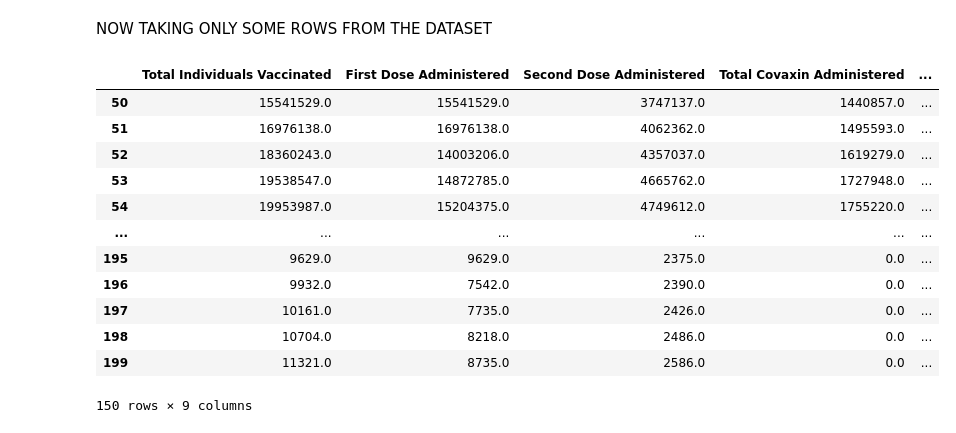
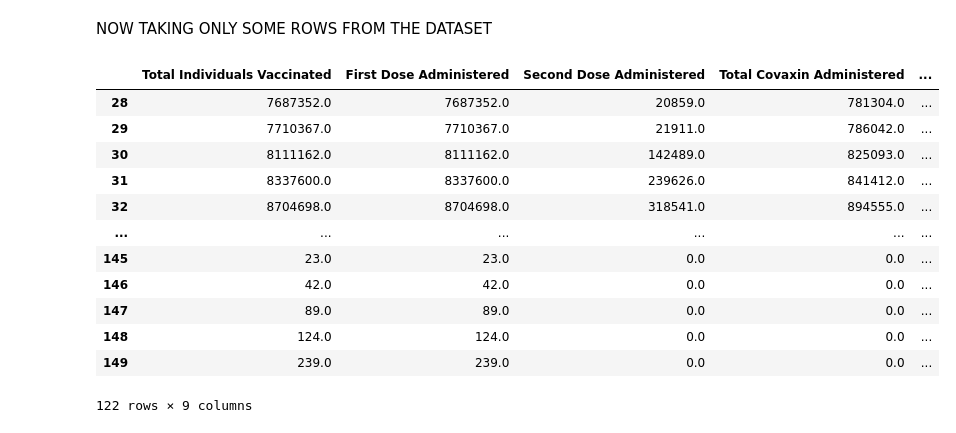
Before and after one commit to soumyakandari/MLnow_2.0, a Jupyter notebook: MLassignment1.ipynb, the cells around one changed output. Saved outputs shown, nothing was run; the diff lists cells and outputs as text; code cells hidden in the pictures.

```diff
--- a/MLassignment1.ipynb
+++ b/MLassignment1.ipynb
@@ -106,19 +106,19 @@ A pairplot is a plot where the `x` axis and `y` axis will have all the columns y
 # %% [markdown]
 NOW TAKING ONLY SOME ROWS FROM THE DATASET
 # %%
-mathData_rows = mathData.iloc[50:200]
+mathData_rows = mathData.iloc[28:150]
 mathData_rows
 # %% [output]
 |  | Total Individuals Vaccinated | First Dose Administered | Second Dose Administered | Total Covaxin Administered | ... |
-| 50 | 15541529.0 | 15541529.0 | 3747137.0 | 1440857.0 | ... |
-| 51 | 16976138.0 | 16976138.0 | 4062362.0 | 1495593.0 | ... |
-| 52 | 18360243.0 | 14003206.0 | 4357037.0 | 1619279.0 | ... |
-| 53 | 19538547.0 | 14872785.0 | 4665762.0 | 1727948.0 | ... |
-| 54 | 19953987.0 | 15204375.0 | 4749612.0 | 1755220.0 | ... |
+| 28 | 7687352.0 | 7687352.0 | 20859.0 | 781304.0 | ... |
+| 29 | 7710367.0 | 7710367.0 | 21911.0 | 786042.0 | ... |
+| 30 | 8111162.0 | 8111162.0 | 142489.0 | 825093.0 | ... |
+| 31 | 8337600.0 | 8337600.0 | 239626.0 | 841412.0 | ... |
+| 32 | 8704698.0 | 8704698.0 | 318541.0 | 894555.0 | ... |
 | ... | ... | ... | ... | ... | ... |
-| 195 | 9629.0 | 9629.0 | 2375.0 | 0.0 | ... |
-| 196 | 9932.0 | 7542.0 | 2390.0 | 0.0 | ... |
-| 197 | 10161.0 | 7735.0 | 2426.0 | 0.0 | ... |
-| 198 | 10704.0 | 8218.0 | 2486.0 | 0.0 | ... |
-| 199 | 11321.0 | 8735.0 | 2586.0 | 0.0 | ... |
+| 145 | 23.0 | 23.0 | 0.0 | 0.0 | ... |
+| 146 | 42.0 | 42.0 | 0.0 | 0.0 | ... |
+| 147 | 89.0 | 89.0 | 0.0 | 0.0 | ... |
+| 148 | 124.0 | 124.0 | 0.0 | 0.0 | ... |
+| 149 | 239.0 | 239.0 | 0.0 | 0.0 | ... |
-150 rows × 9 columns
+122 rows × 9 columns
```
Also changed, not shown: parts of 8 cells of this notebook.
